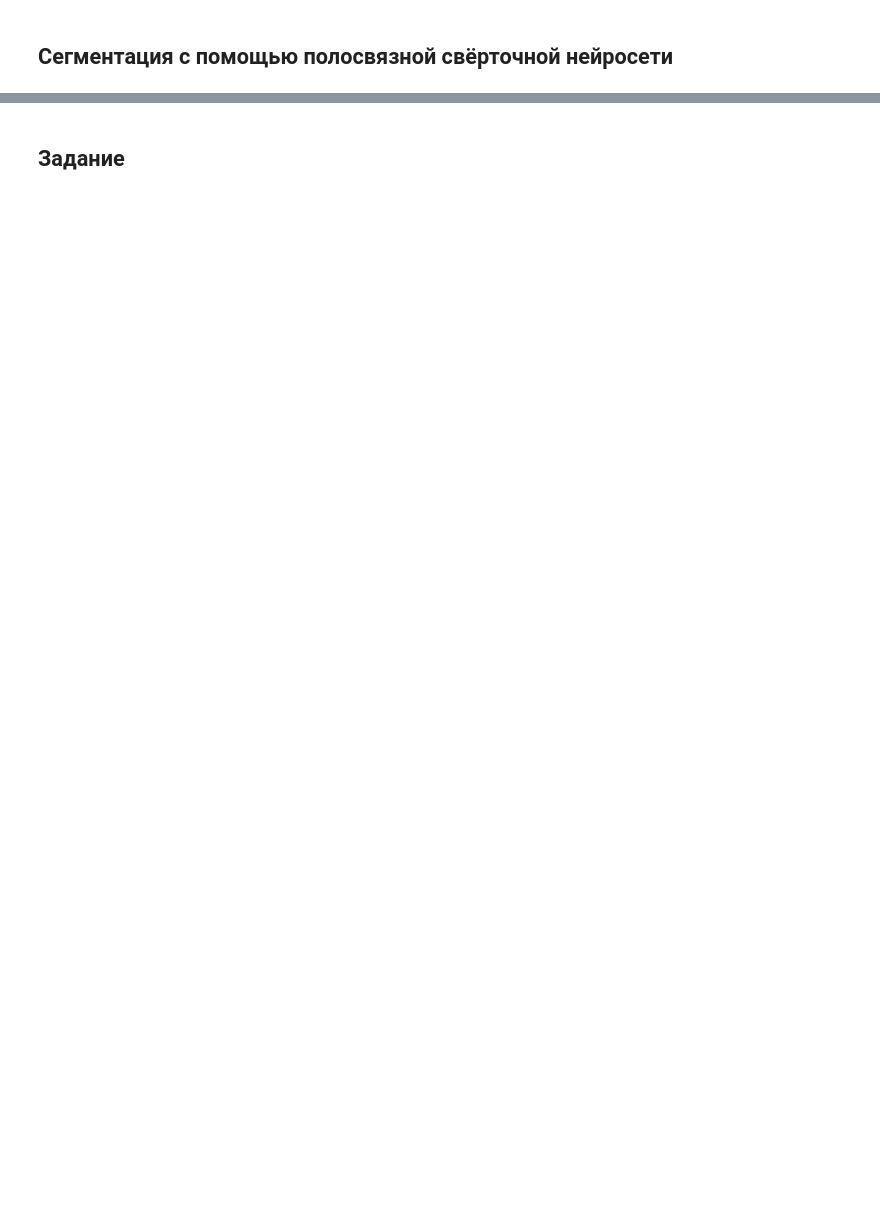
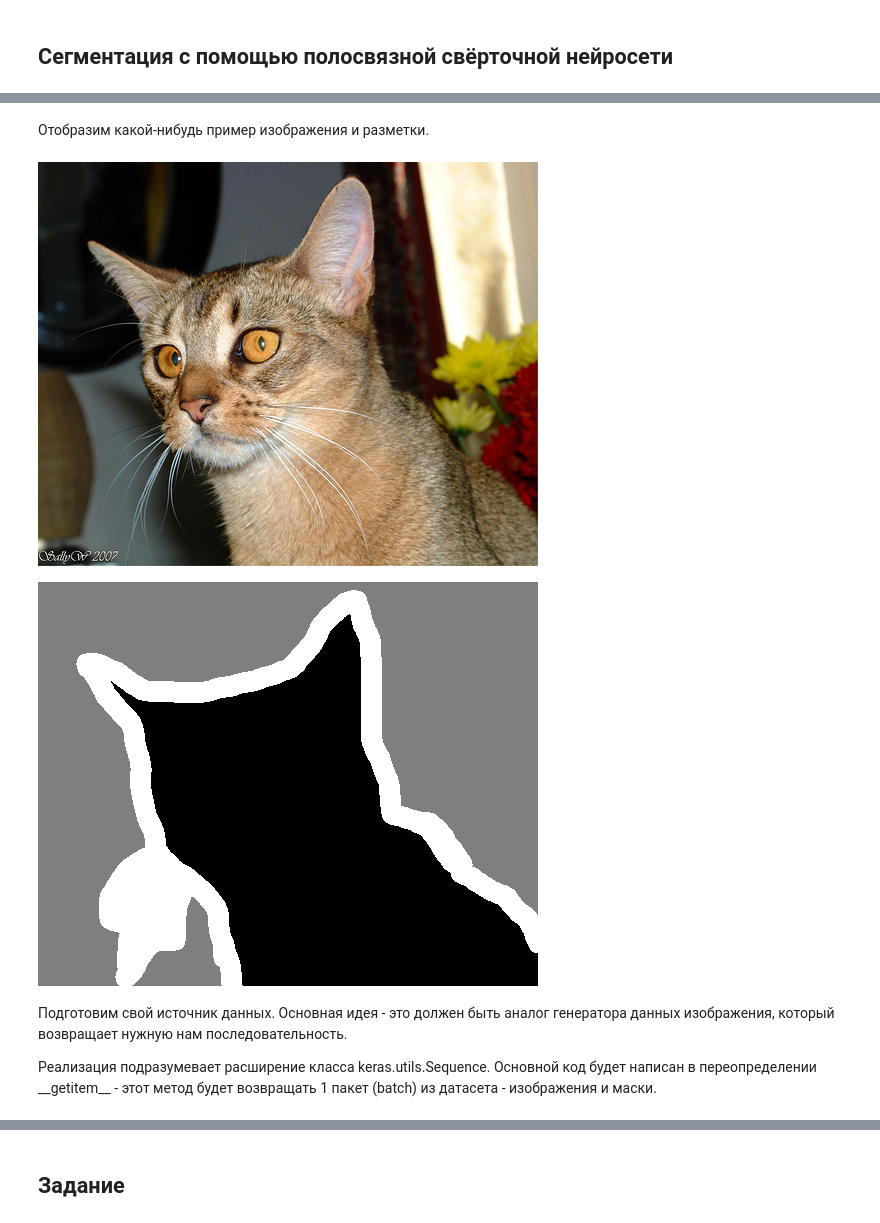
Before and after one commit to EvilMax/ai-ml, a Jupyter notebook: m5/Segmentation.ipynb, the cells around one changed output, grey strips where cells are left out. Drawn from its saved outputs; the diff is of its cells as text; code cells hidden in the pictures; blank space fills up the shorter version.

```diff
--- a/m5/Segmentation.ipynb
+++ b/m5/Segmentation.ipynb
@@ -38,0 +338,28 @@
+# %%
+import os
+
+input_dir = "images/"
+target_dir = "annotations/trimaps/"
+img_size = (160, 160)
+num_classes = 3
+batch_size = 32
+
+input_img_paths = sorted(
+    [
+        os.path.join(input_dir, fname)
+        for fname in os.listdir(input_dir)
+        if fname.endswith(".jpg")
+    ]
+)
+target_img_paths = sorted(
+    [
+        os.path.join(target_dir, fname)
+        for fname in os.listdir(target_dir)
+        if fname.endswith(".png") and not fname.startswith(".")
+    ]
+)
+
+print("Number of samples:", len(input_img_paths))
+
+for input_path, target_path in zip(input_img_paths[:10], target_img_paths[:10]):
+    print(input_path, "|", target_path)
@@ -38,0 +378,20 @@
+# %% [markdown]
+Отобразим какой-нибудь пример изображения и разметки.
+# %%
+from IPython.display import Image, display
+from tensorflow.keras.preprocessing.image import load_img
+from PIL import ImageOps
+
+# Покажем изображение #10
+display(Image(filename=input_img_paths[10]))
+
+# Покажем авто-контрастную версию маски (категории попиксельно)
+img = ImageOps.autocontrast(load_img(target_img_paths[10]))
+display(img)
+# %% [output]
+[figure, added]
+[figure, added]
+# %% [markdown]
+Подготовим свой источник данных. Основная идея - это должен быть аналог генератора данных изображения, который возвращает нужную нам последовательность.
+
+Реализация подразумевает расширение класса keras.utils.Sequence. Основной код будет написан в переопределении \_\_getitem\_\_ - этот метод будет возвращать 1 пакет (batch) из датасета - изображения и маски.
```
Also changed, not shown: parts of 43 cells of this notebook.
